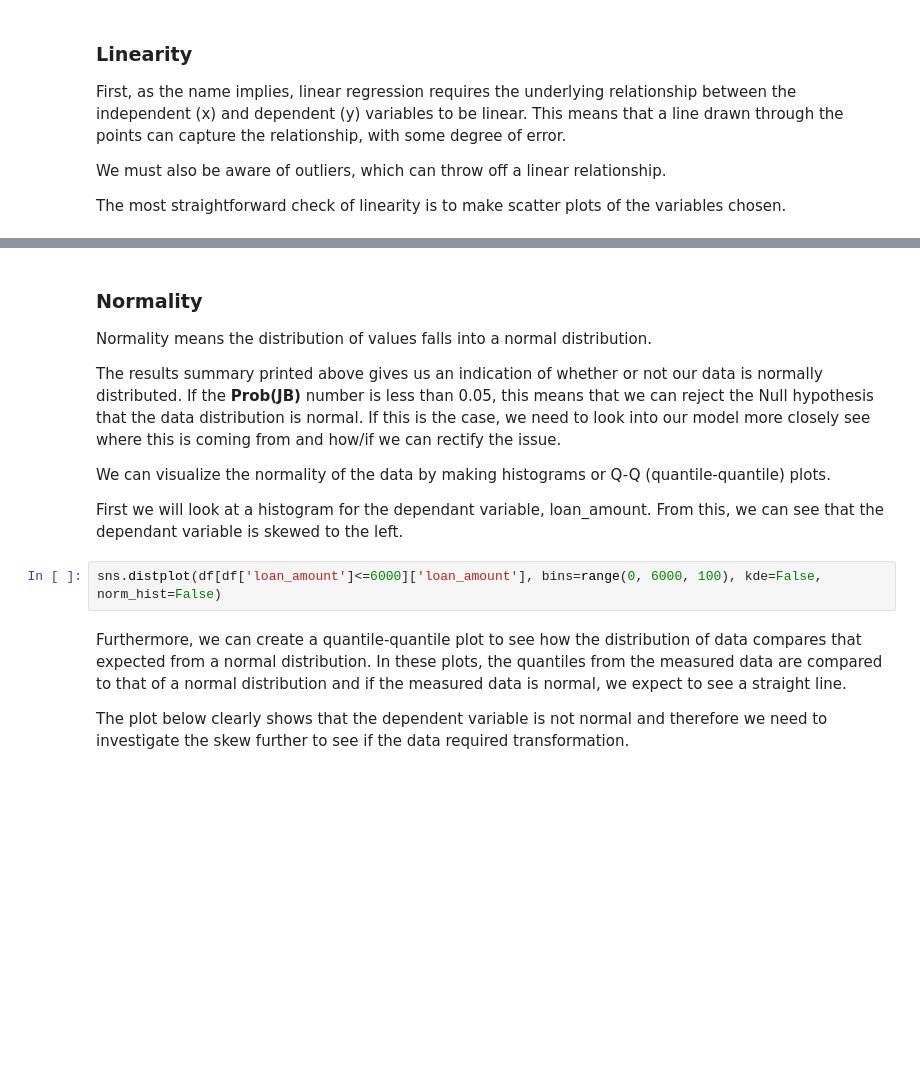
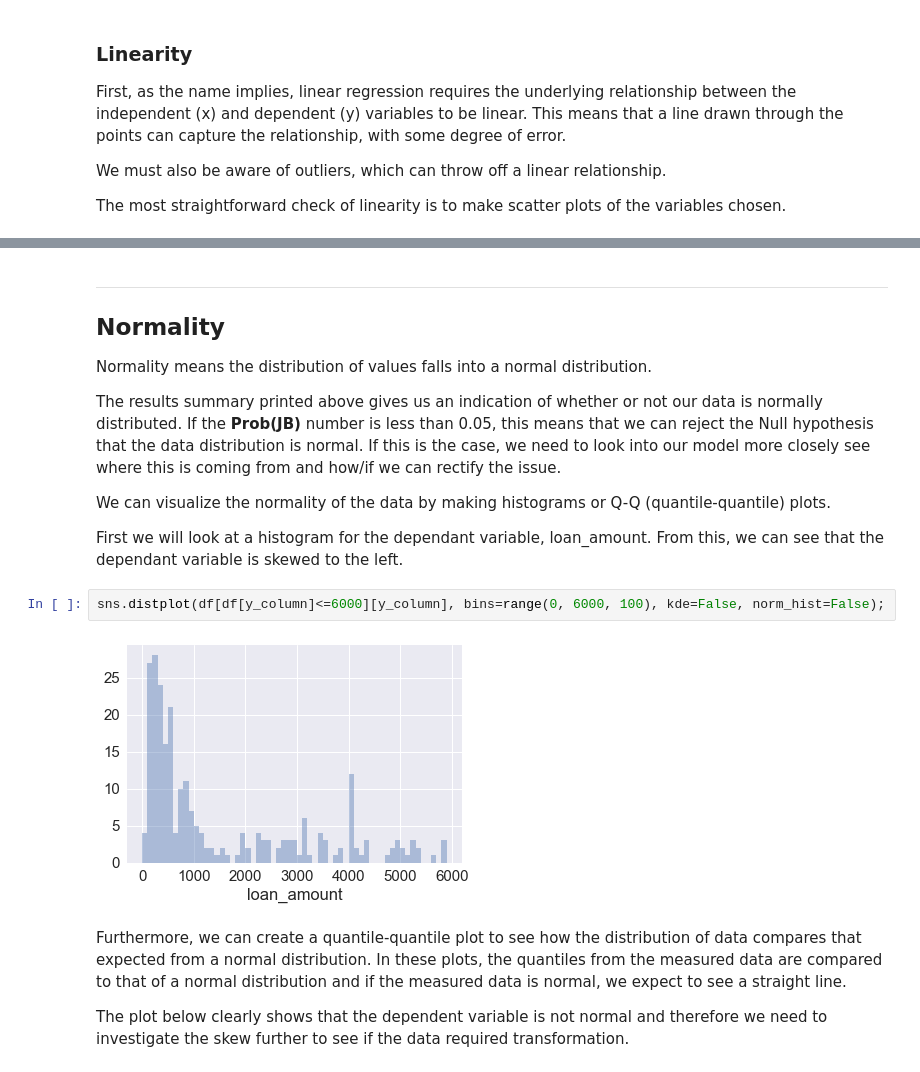
Before and after one commit to DeltaAnalytics/machine_learning_for_good, a Jupyter notebook: module_3_linear_regression/3_1_linear_regression-build_univariate_model-check_assumptions.ipynb, the cells around one changed output, grey strips where cells are left out. Drawn from its saved outputs; the diff is of its cells as text; blank space fills up the shorter version.

```diff
--- a/module_3_linear_regression/3_1_linear_regression-build_univariate_model-check_assumptions.ipynb
+++ b/module_3_linear_regression/3_1_linear_regression-build_univariate_model-check_assumptions.ipynb
@@ -159,5 +218,7 @@ The diagonals of the scatter matrix represent the 'kernel density approximation'
 # %% [markdown]
-### Normality
+-----
+Normality
+-----
 
 Normality means the distribution of values falls into a normal distribution.
 
@@ -167,7 +228,9 @@ We can visualize the normality of the data by making histograms or Q-Q (quantile
 
 First we will look at a histogram for the dependant variable, loan_amount. From this, we can see that the dependant variable is skewed to the left.
 # %%
-sns.distplot(df[df['loan_amount']<=6000]['loan_amount'], bins=range(0, 6000, 100), kde=False, norm_hist=False)
+sns.distplot(df[df[y_column]<=6000][y_column], bins=range(0, 6000, 100), kde=False, norm_hist=False);
+# %% [output]
+[figure, added]
 # %% [markdown]
 Furthermore, we can create a quantile-quantile plot to see how the distribution of data compares that expected from a normal distribution. In these plots, the quantiles from the measured data are compared to that of a normal distribution and if the measured data is normal, we expect to see a straight line.
 
```
Also changed, not shown: parts of 24 cells of this notebook, 1 other file.
